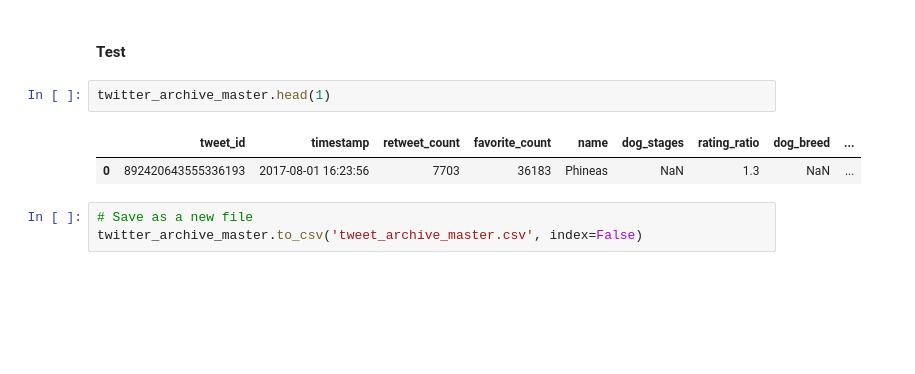
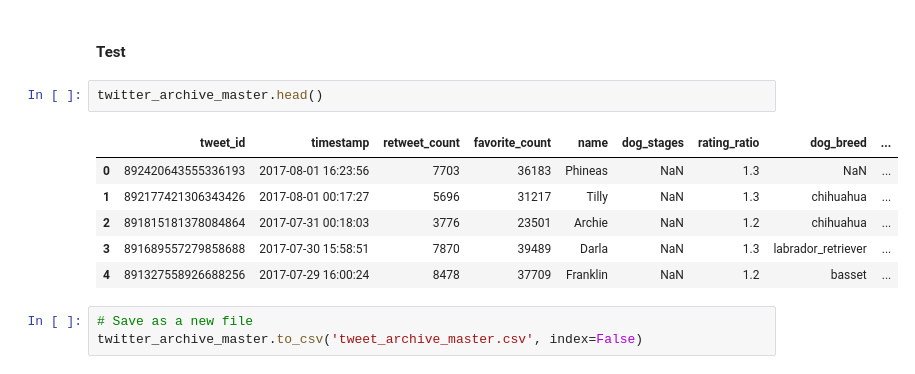
Before and after one commit to uminomuneaki/Analyze-WeRateDogs-with-tweepy, a Jupyter notebook: wrangle_act.ipynb, the cells around one changed output. Saved outputs shown, nothing was run; the diff lists cells and outputs as text; blank space fills up the shorter version.

```diff
--- a/wrangle_act.ipynb
+++ b/wrangle_act.ipynb
@@ -865,10 +866,14 @@ twitter_archive_master = twitter_archive_master[['tweet_id', 'timestamp', 'retwe
 # %% [markdown]
 #### Test
 # %%
-twitter_archive_master.head(1)
+twitter_archive_master.head()
 # %% [output]
 |  | tweet_id | timestamp | retweet_count | favorite_count | name | dog_stages | rating_ratio | dog_breed | ... |
 | 0 | 892420643555336193 | 2017-08-01 16:23:56 | 7703 | 36183 | Phineas | NaN | 1.3 | NaN | ... |
+| 1 | 892177421306343426 | 2017-08-01 00:17:27 | 5696 | 31217 | Tilly | NaN | 1.3 | chihuahua | ... |
+| 2 | 891815181378084864 | 2017-07-31 00:18:03 | 3776 | 23501 | Archie | NaN | 1.2 | chihuahua | ... |
+| 3 | 891689557279858688 | 2017-07-30 15:58:51 | 7870 | 39489 | Darla | NaN | 1.3 | labrador_retriever | ... |
+| 4 | 891327558926688256 | 2017-07-29 16:00:24 | 8478 | 37709 | Franklin | NaN | 1.2 | basset | ... |
 # %%
 # Save as a new file
 twitter_archive_master.to_csv('tweet_archive_master.csv', index=False)
```
Also changed, not shown: parts of 27 cells of this notebook.
